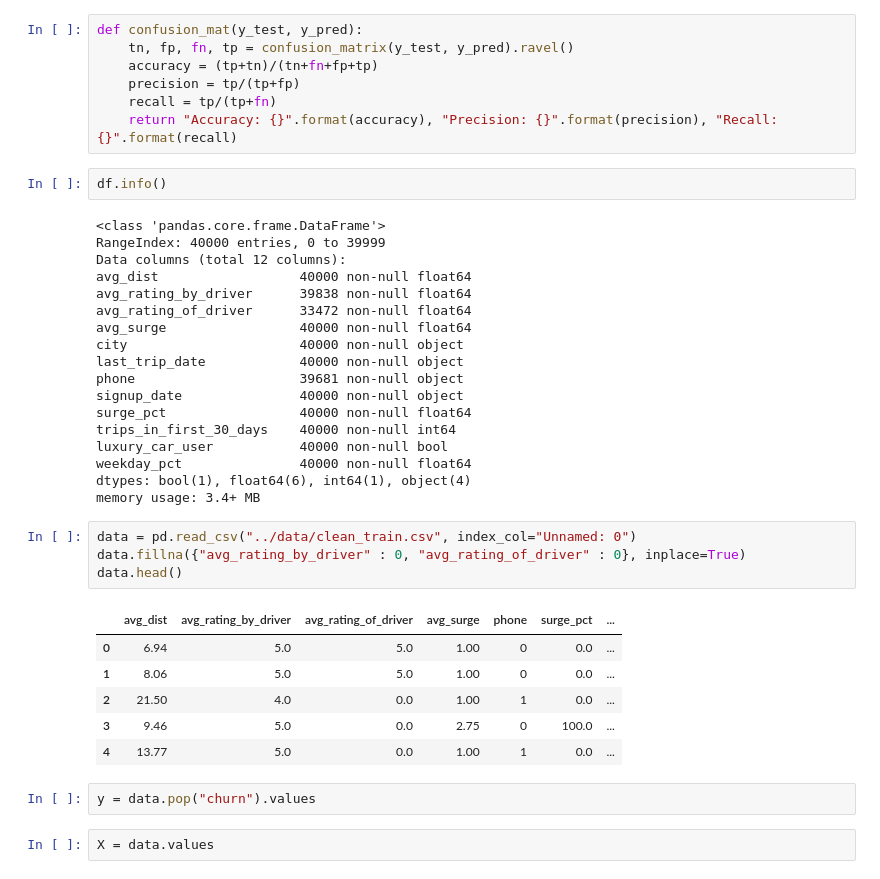
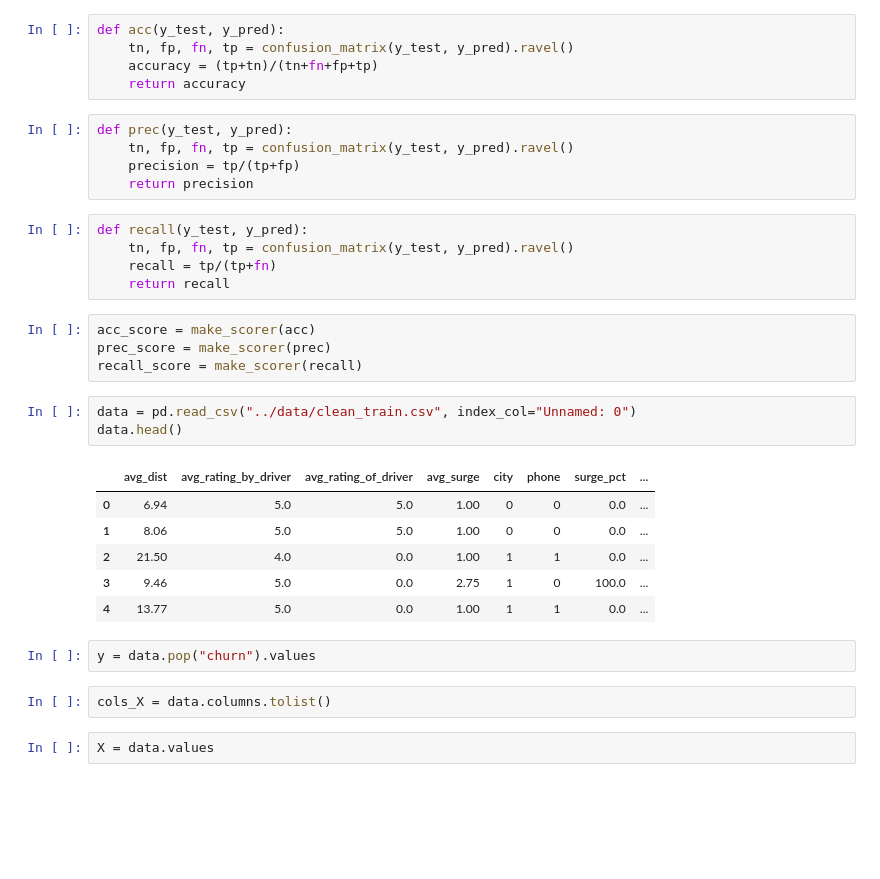
Before and after one commit to shillis17/ride_share_churn_predictions, a Jupyter notebook: notebooks/nicks_notebook.ipynb, the cells around one changed output. Drawn from its saved outputs; the diff is of its cells as text; blank space fills up the shorter version.

```diff
--- a/notebooks/nicks_notebook.ipynb
+++ b/notebooks/nicks_notebook.ipynb
@@ -13,43 +19,36 @@ import matplotlib.pyplot as plt
 # %%
-def confusion_mat(y_test, y_pred):
+def acc(y_test, y_pred):
     tn, fp, fn, tp = confusion_matrix(y_test, y_pred).ravel()
     accuracy = (tp+tn)/(tn+fn+fp+tp)
-    precision = tp/(tp+fp)
-    recall = tp/(tp+fn)
-    return "Accuracy: {}".format(accuracy), "Precision: {}".format(precision), "Recall: {}".format(recall)
+    return accuracy
-# %%
-df.info()
-# %% [output]
-<class 'pandas.core.frame.DataFrame'>
-RangeIndex: 40000 entries, 0 to 39999
-Data columns (total 12 columns):
-avg_dist                  40000 non-null float64
-avg_rating_by_driver      39838 non-null float64
-avg_rating_of_driver      33472 non-null float64
-avg_surge                 40000 non-null float64
-city                      40000 non-null object
-last_trip_date            40000 non-null object
-phone                     39681 non-null object
-signup_date               40000 non-null object
-surge_pct                 40000 non-null float64
-trips_in_first_30_days    40000 non-null int64
-luxury_car_user           40000 non-null bool
-weekday_pct               40000 non-null float64
-dtypes: bool(1), float64(6), int64(1), object(4)
-memory usage: 3.4+ MB
+# %%
+def prec(y_test, y_pred):
+    tn, fp, fn, tp = confusion_matrix(y_test, y_pred).ravel()
+    precision = tp/(tp+fp)
+    return precision
+# %%
+def recall(y_test, y_pred):
+    tn, fp, fn, tp = confusion_matrix(y_test, y_pred).ravel()
+    recall = tp/(tp+fn)
+    return recall
+# %%
+acc_score = make_scorer(acc)
+prec_score = make_scorer(prec)
+recall_score = make_scorer(recall)
 # %%
 data = pd.read_csv("../data/clean_train.csv", index_col="Unnamed: 0")
-data.fillna({"avg_rating_by_driver" : 0, "avg_rating_of_driver" : 0}, inplace=True)
 data.head()
 # %% [output]
-|  | avg_dist | avg_rating_by_driver | avg_rating_of_driver | avg_surge | phone | surge_pct | ... |
-| 0 | 6.94 | 5.0 | 5.0 | 1.00 | 0 | 0.0 | ... |
-| 1 | 8.06 | 5.0 | 5.0 | 1.00 | 0 | 0.0 | ... |
-| 2 | 21.50 | 4.0 | 0.0 | 1.00 | 1 | 0.0 | ... |
-| 3 | 9.46 | 5.0 | 0.0 | 2.75 | 0 | 100.0 | ... |
-| 4 | 13.77 | 5.0 | 0.0 | 1.00 | 1 | 0.0 | ... |
+|  | avg_dist | avg_rating_by_driver | avg_rating_of_driver | avg_surge | city | phone | surge_pct | ... |
+| 0 | 6.94 | 5.0 | 5.0 | 1.00 | 0 | 0 | 0.0 | ... |
+| 1 | 8.06 | 5.0 | 5.0 | 1.00 | 0 | 0 | 0.0 | ... |
+| 2 | 21.50 | 4.0 | 0.0 | 1.00 | 1 | 1 | 0.0 | ... |
+| 3 | 9.46 | 5.0 | 0.0 | 2.75 | 1 | 0 | 100.0 | ... |
+| 4 | 13.77 | 5.0 | 0.0 | 1.00 | 1 | 1 | 0.0 | ... |
 # %%
 y = data.pop("churn").values
+# %%
+cols_X = data.columns.tolist()
 # %%
 X = data.values
 # %%
```
Also changed, not shown: parts of 23 cells of this notebook, 1 other file.
